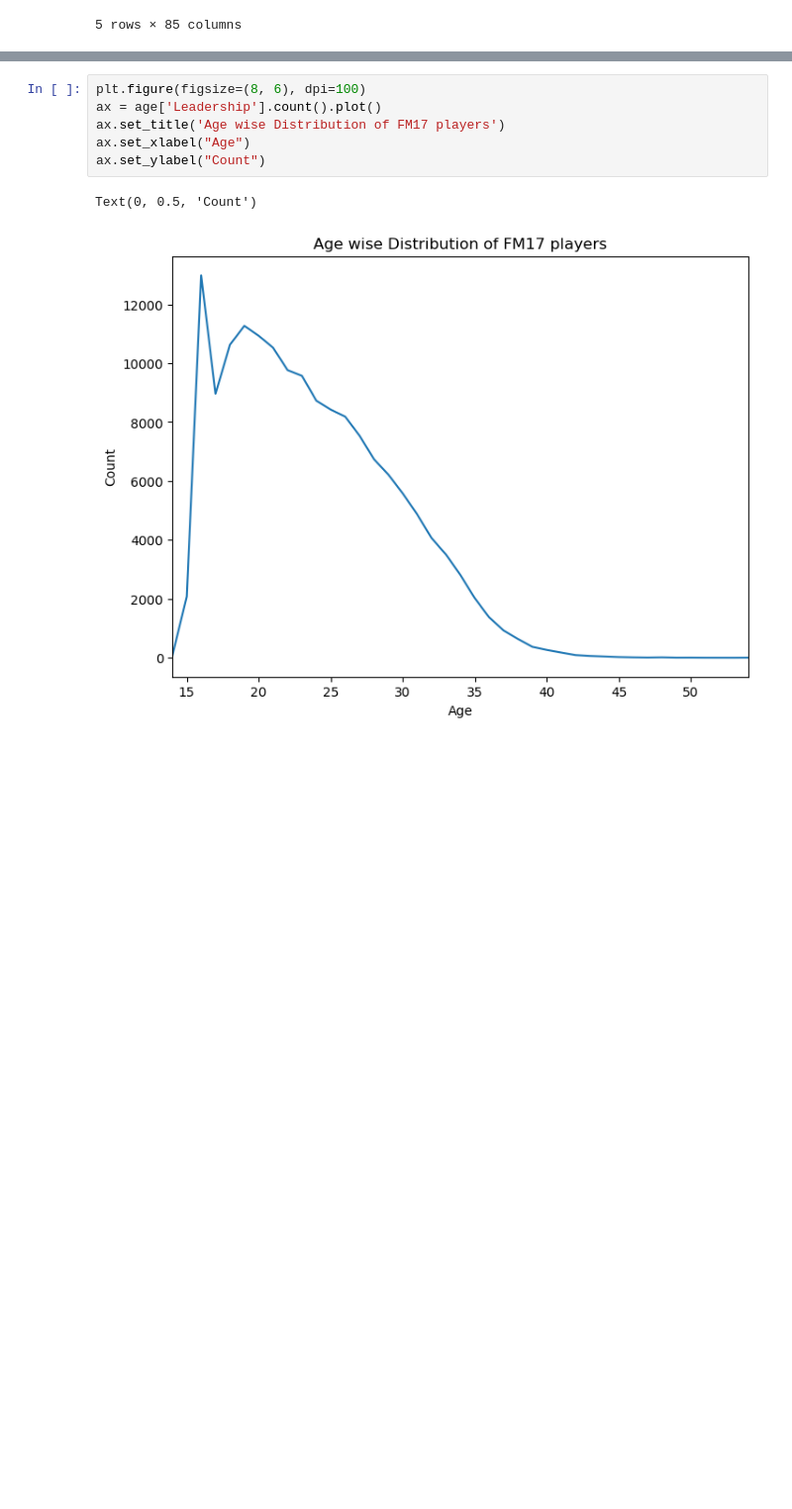
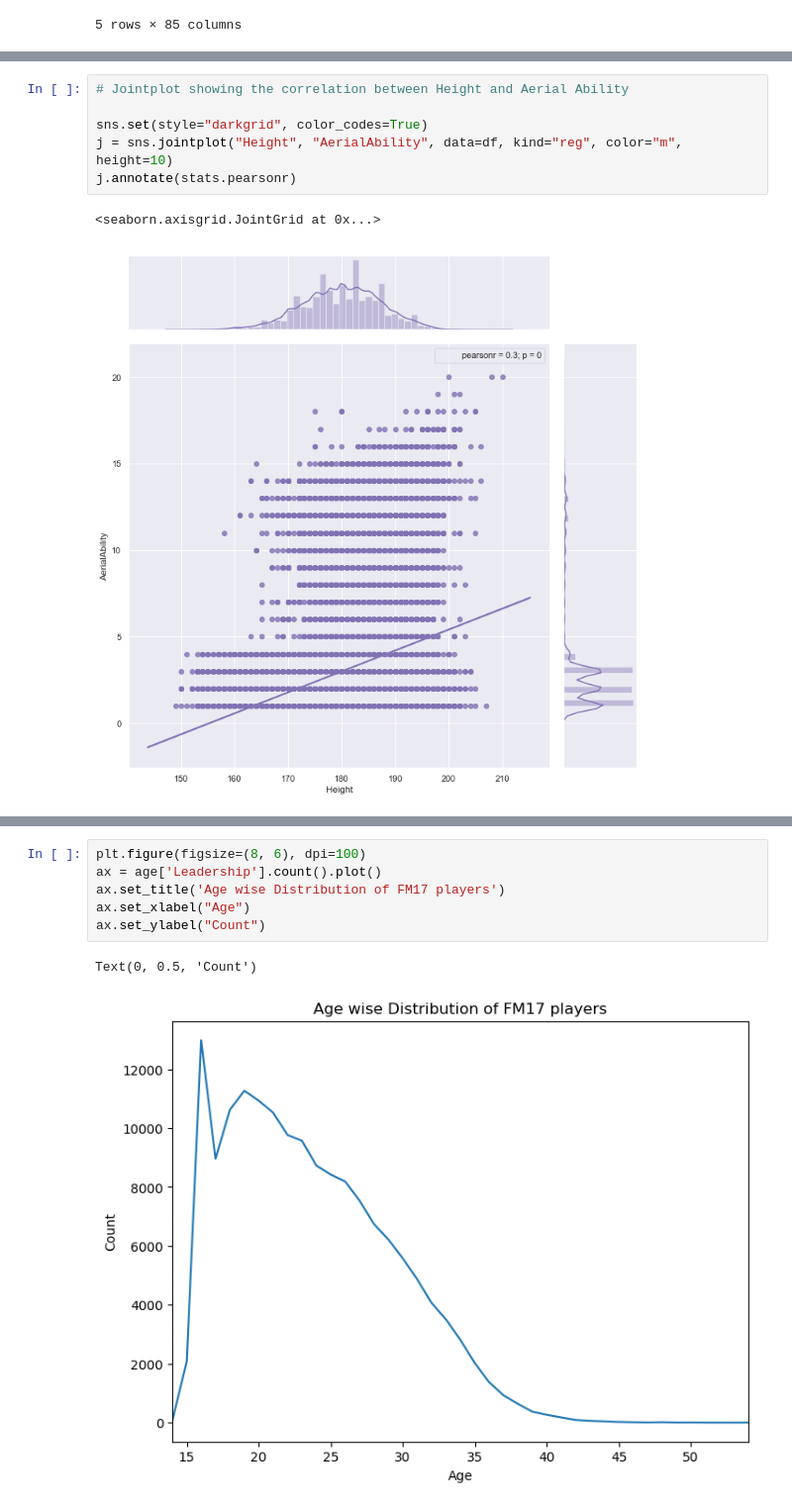
Before and after one commit to sarthakbatragatech/100-Days-of-ML, a Jupyter notebook: Visualizing-Datasets/Football-Manager/FootballManager.ipynb, the cells around one changed output, grey strips where cells are left out. Shown at 99% size. Cells and saved outputs as stored; diff of their text form; blank space fills up the shorter version.

```diff
--- a/Visualizing-Datasets/Football-Manager/FootballManager.ipynb
+++ b/Visualizing-Datasets/Football-Manager/FootballManager.ipynb
@@ -219,0 +276,9 @@ age.mean().head()
+# %%
+# Jointplot showing the correlation between Height and Aerial Ability
+
+sns.set(style="darkgrid", color_codes=True)
+j = sns.jointplot("Height", "AerialAbility", data=df, kind="reg", color="m", height=10)
+j.annotate(stats.pearsonr)
+# %% [output]
+<seaborn.axisgrid.JointGrid at 0x...>
+[figure, added]
```
Also changed, not shown: parts of 9 cells of this notebook, 1 other file.
